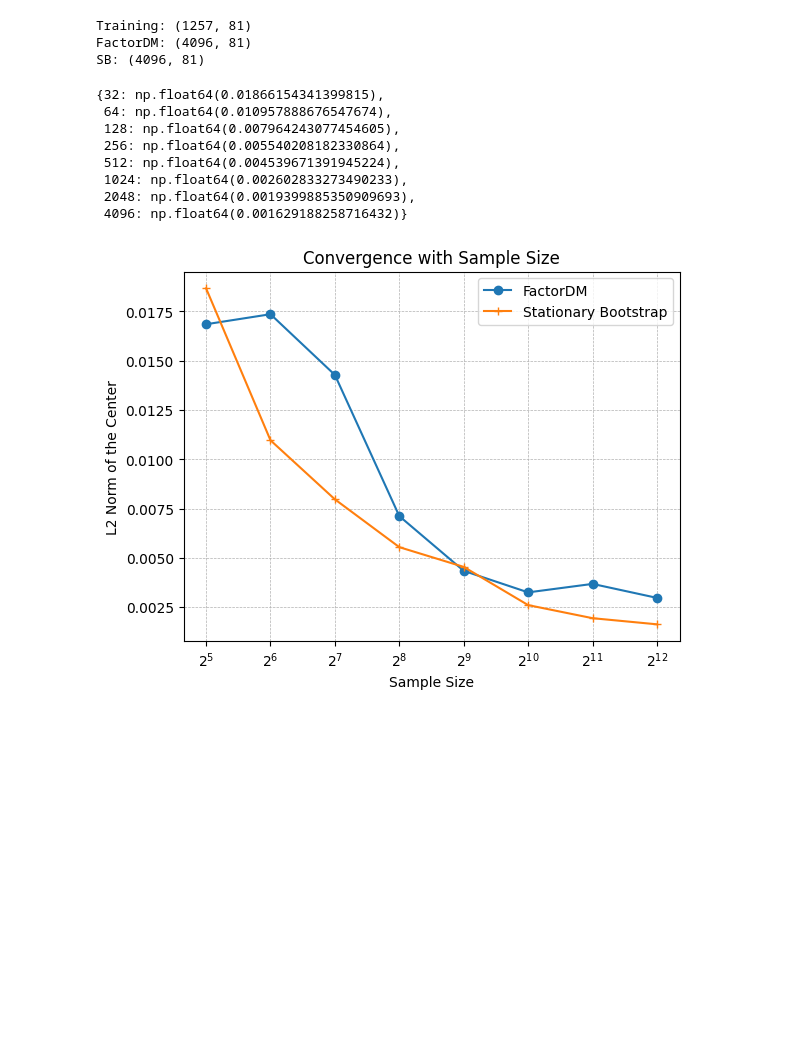
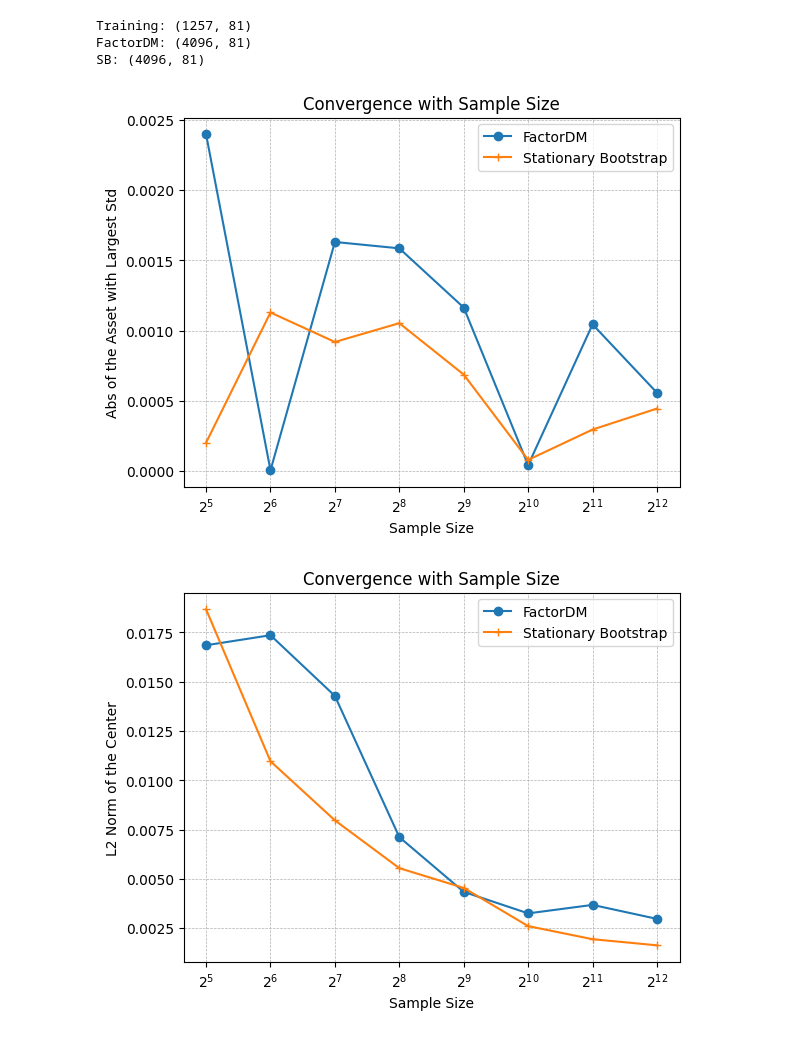
Before and after one commit to yryMax/TailEnhancedFinDiff, a Jupyter notebook: convergence_experiment.ipynb, the cells around one changed output. Cells and saved outputs as stored; diff of their text form; code cells hidden in the pictures; blank space fills up the shorter version.

Commit message:
enhancing sample selecting experiement

```diff
--- a/convergence_experiment.ipynb
+++ b/convergence_experiment.ipynb
@@ -22,12 +22,10 @@ np.save("samples/SB2048.npy", SB_full[:2048])
 def run_convergence(Y: np.ndarray, X_full: np.ndarray, sizes):
 
     results = {}
+    idx = np.argmax(np.std(Y, axis=0))
+    for s in sizes:
+        results[s] = np.abs((X_full[:s, idx].mean() - Y[:, idx].mean()))
 
-    p = 0
-    for s in sizes:
-        X = X_full[:s]
-        p += s
-        results[s] = np.linalg.norm(np.mean(X, axis=0) - np.mean(Y, axis=0))
 
     return results
 # %%
@@ -36,17 +34,19 @@ sizes = [32, 64, 128, 256, 512, 1024, 2048, 4096]
 results_dm = run_convergence(training, factor_dm_full, sizes)
 
 results_sb = run_convergence(training, SB_full, sizes)
-# %%
-results_sb
-# %% [output]
-{32: np.float64(0.01866154341399815),
- 64: np.float64(0.010957888676547674),
- 128: np.float64(0.007964243077454605),
- 256: np.float64(0.005540208182330864),
- 512: np.float64(0.004539671391945224),
- 1024: np.float64(0.002602833273490233),
- 2048: np.float64(0.0019399885350909693),
- 4096: np.float64(0.001629188258716432)}
+# %%
+plt.plot(list(results_dm.keys()), list(results_dm.values()), label='FactorDM', marker='o')
+plt.plot(list(results_sb.keys()), list(results_sb.values()), label='Stationary Bootstrap', marker='+')
+plt.xscale('log', base=2)
+plt.xlabel('Sample Size')
+plt.ylabel('Abs of the Asset with Largest Std')
+plt.title('Convergence with Sample Size')
+plt.legend()
+plt.grid(True, which="both", ls="--", linewidth=0.5)
+plt.savefig('convergence_experiment.png', dpi=300)
+plt.show()
+# %% [output]
+[figure, added]
 # %%
 # Plot results
 
```
Also changed, not shown: 1 other file.
